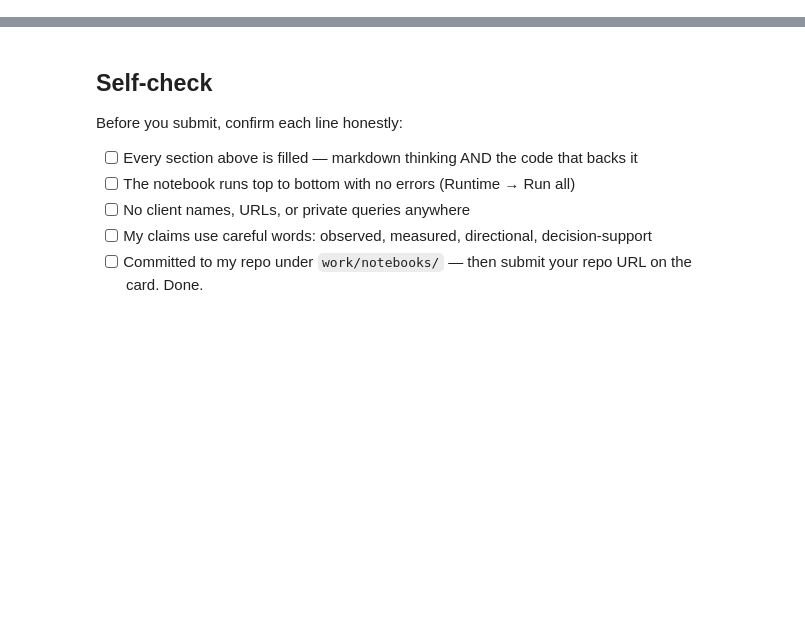
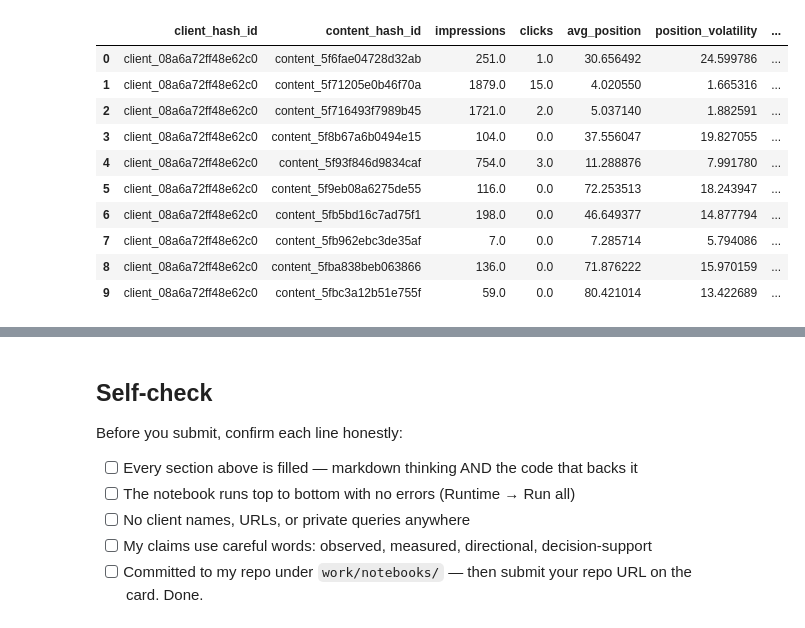
Before and after one commit to MuhammadShayan8401/flyrank-ml-internship, a Jupyter notebook: work/notebooks/w03_data_contract.ipynb, the cells around one changed output, grey strips where cells are left out. Saved outputs shown, nothing was run; the diff lists cells and outputs as text; code cells hidden in the pictures; blank space fills up the shorter version.

```diff
--- a/work/notebooks/w03_data_contract.ipynb
+++ b/work/notebooks/w03_data_contract.ipynb
@@ -22,0 +108,13 @@ This skeleton is yours to fill. Work the sections **in order** — each one has
+# %%
+features = [
+    "imp_prev45",
+    "clk_prev45",
+    "pos_prev45",
+    "visible_queries",
+    "position_volatility"
+]
+
+print("Features")
+
+for f in features:
+    print(f)
@@ -29,0 +214,60 @@ This skeleton is yours to fill. Work the sections **in order** — each one has
+# %%
+feature_frame = con.sql(f"""
+WITH march AS (
+
+SELECT
+    client_hash_id,
+    content_hash_id,
+    SUM(gsc_impressions) AS impressions,
+    SUM(gsc_clicks) AS clicks,
+    AVG(gsc_avg_position) AS avg_position,
+    STDDEV(gsc_avg_position) AS position_volatility
+
+FROM {TABLES['fact_daily']}
+
+WHERE report_date BETWEEN DATE '2026-03-01'
+AND DATE '2026-03-31'
+
+GROUP BY
+    client_hash_id,
+    content_hash_id
+
+),
+
+queries AS (
+
+SELECT
+    content_hash_id,
+    ANY_VALUE(content_visible_query_count) AS visible_queries
+
+FROM {TABLES['fact_query_90d']}
+
+GROUP BY content_hash_id
+
+)
+
+SELECT
+    m.*,
+    q.visible_queries
+
+FROM march m
+
+LEFT JOIN queries q
+ON m.content_hash_id = q.content_hash_id
+
+LIMIT 10
+""").df()
+
+display(feature_frame)
+# %% [output]
+|  | client_hash_id | content_hash_id | impressions | clicks | avg_position | position_volatility | ... |
+| 0 | client_08a6a72ff48e62c0 | content_5f6fae04728d32ab | 251.0 | 1.0 | 30.656492 | 24.599786 | ... |
+| 1 | client_08a6a72ff48e62c0 | content_5f71205e0b46f70a | 1879.0 | 15.0 | 4.020550 | 1.665316 | ... |
+| 2 | client_08a6a72ff48e62c0 | content_5f716493f7989b45 | 1721.0 | 2.0 | 5.037140 | 1.882591 | ... |
+| 3 | client_08a6a72ff48e62c0 | content_5f8b67a6b0494e15 | 104.0 | 0.0 | 37.556047 | 19.827055 | ... |
+| 4 | client_08a6a72ff48e62c0 | content_5f93f846d9834caf | 754.0 | 3.0 | 11.288876 | 7.991780 | ... |
+| 5 | client_08a6a72ff48e62c0 | content_5f9eb08a6275de55 | 116.0 | 0.0 | 72.253513 | 18.243947 | ... |
+| 6 | client_08a6a72ff48e62c0 | content_5fb5bd16c7ad75f1 | 198.0 | 0.0 | 46.649377 | 14.877794 | ... |
+| 7 | client_08a6a72ff48e62c0 | content_5fb962ebc3de35af | 7.0 | 0.0 | 7.285714 | 5.794086 | ... |
+| 8 | client_08a6a72ff48e62c0 | content_5fba838beb063866 | 136.0 | 0.0 | 71.876222 | 15.970159 | ... |
+| 9 | client_08a6a72ff48e62c0 | content_5fbc3a12b51e755f | 59.0 | 0.0 | 80.421014 | 13.422689 | ... |
```
Also changed, not shown: parts of 19 cells of this notebook.
